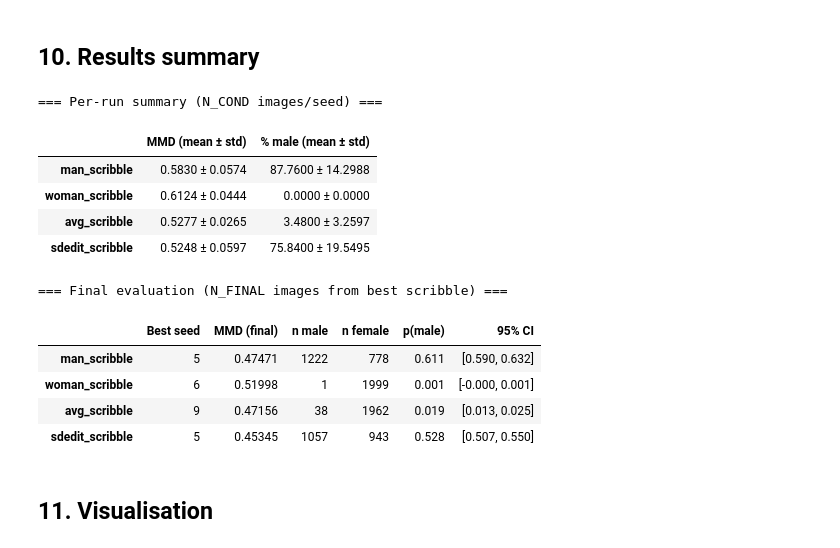
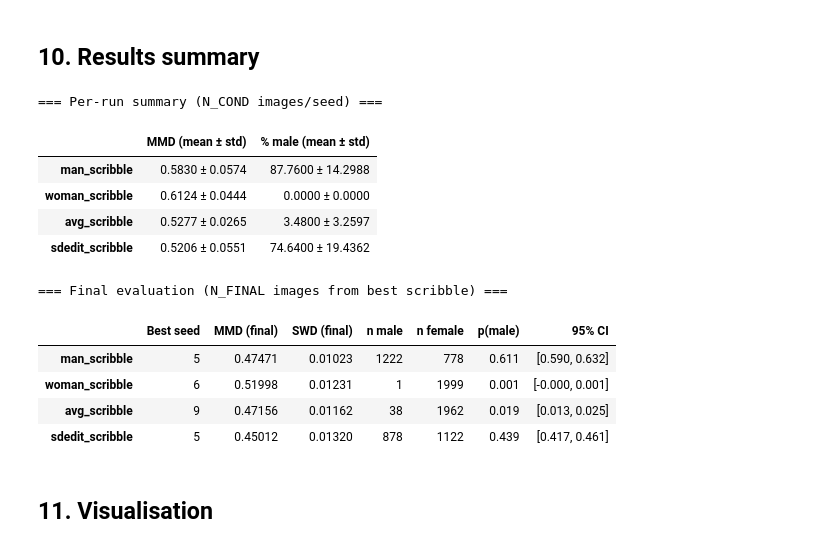
Before and after one commit to orineo1/conditional-matching-paper, a Jupyter notebook: SD_cond_SD_controlnet/competitive_baselines_ratio.ipynb, the cells around one changed output. Cells and saved outputs as stored; diff of their text form; code cells hidden in the pictures.

```diff
--- a/SD_cond_SD_controlnet/competitive_baselines_ratio.ipynb
+++ b/SD_cond_SD_controlnet/competitive_baselines_ratio.ipynb
@@ -93,10 +93,10 @@ MAN_FRAC   = TARGET_MAN_FRAC        # 0.25
 WOMAN_FRAC = 1.0 - TARGET_MAN_FRAC  # 0.75
 N_RUNS           = 10
 CONTROLNET_SCALE = 0.5
-SDEDIT_START     = 15
-N_STEPS          = 30
+SDEDIT_START     = 125
+N_STEPS          = 250
 SDEDIT_CFG       = 7.5
-SDEDIT_PROMPT = 'a superrealistic portrait photograph of a person, mostly woman, studio lighting'
+SDEDIT_PROMPT = 'a face scribble sketch, mostly feminine features sometimes with masculine features'
 
 MAN_PROMPT    = 'a superrealistic portrait photograph of a man, studio lighting'
 WOMAN_PROMPT  = 'a superrealistic portrait photograph of a woman, studio lighting'
@@ -417,7 +417,9 @@ For each method's best scribble:
 - Compute MMD in CLIP space.
 - Classify images by gender (CLIP softmax) and compute a 95 % CI for *p*(male) via normal approximation.
 # %%
-FINAL_SEED = 9999   # fixed seed for reproducible final evaluation
+from metrics import compute_swd
+
+FINAL_SEED = 9999
 
 print(f'Building final target distribution ({N_TARGET} images)...')
 final_target_clip = build_target(sobel_pil, seed_offset=FINAL_SEED)
@@ -431,9 +433,10 @@ for cond in CONDITION_NAMES:
 
     imgs = generate_condition(best_scribble, NEUTRAL_PROMPT, N_FINAL, seed=FINAL_SEED)
 
-    # CLIP embeddings + MMD
+    # CLIP embeddings + MMD + SWD
     embs = clip_embed(imgs)
     mmd  = compute_mmd(embs, final_target_clip.detach()).item()
+    swd  = compute_swd(embs, final_target_clip.detach()).item()
 
     # Gender classification
     softmax_res, _ = compute_clip_softmax(imgs, clip_model, clip_processor, MAN_PROMPT, WOMAN_PROMPT, device)
@@ -442,16 +445,17 @@ for cond in CONDITION_NAMES:
     p_hat, ci_lo, ci_hi = binomial_ci_normal(n_male, N_FINAL)
 
     final_results[cond] = {
-        'mmd':     mmd,
-        'n_male':  n_male,
+        'mmd':      mmd,
+        'swd':      swd,
+        'n_male':   n_male,
         'n_female': N_FINAL - n_male,
-        'p_male':  p_hat,
-        'ci_lo':   ci_lo,
-        'ci_hi':   ci_hi,
+        'p_male':   p_hat,
+        'ci_lo':    ci_lo,
+        'ci_hi':    ci_hi,
         'best_seed': best_per_method[cond]['seed'],
     }
 
-    print(f'  MMD={mmd:.5f}  p(male)={p_hat:.3f}  95%CI=[{ci_lo:.3f}, {ci_hi:.3f}]  ({n_male}M / {N_FINAL - n_male}F)')
+    print(f'  MMD={mmd:.5f}  SWD={swd:.5f}  p(male)={p_hat:.3f}  95%CI=[{ci_lo:.3f}, {ci_hi:.3f}]  ({n_male}M / {N_FINAL - n_male}F)')
 
 print('\nFinal evaluation complete.')
 # %% [output]
@@ -477,47 +501,47 @@ Final evaluation complete.
 # %%
 import pandas as pd
 
-# ── Per-run aggregation table
 def agg(vals):
     a = np.array([v for v in vals if not np.isnan(v)])
     return f'{a.mean():.4f} ± {a.std():.4f}' if len(a) else '—'
 
 run_rows = {}
 for cond in CONDITION_NAMES:
     recs = [r for r in all_records if r['condition'] == cond]
     run_rows[cond] = {
         'MMD (mean ± std)':    agg([r['mmd']      for r in recs]),
         '% male (mean ± std)': agg([r['pct_male'] for r in recs]),
     }
 print('=== Per-run summary (N_COND images/seed) ===')
 display(pd.DataFrame(run_rows).T)
 
 # ── Final evaluation table
 final_rows = {}
 for cond, r in final_results.items():
     final_rows[cond] = {
-        'Best seed':     r['best_seed'],
-        'MMD (final)':   f"{r['mmd']:.5f}",
-        'n male':        r['n_male'],
-        'n female':      r['n_female'],
-        'p(male)':       f"{r['p_male']:.3f}",
-        '95% CI':        f"[{r['ci_lo']:.3f}, {r['ci_hi']:.3f}]",
+        'Best seed':   r['best_seed'],
+        'MMD (final)': f"{r['mmd']:.5f}",
+        'SWD (final)': f"{r['swd']:.5f}",
+        'n male':      r['n_male'],
+        'n female':    r['n_female'],
+        'p(male)':     f"{r['p_male']:.3f}",
+        '95% CI':      f"[{r['ci_lo']:.3f}, {r['ci_hi']:.3f}]",
     }
 print('\n=== Final evaluation (N_FINAL images from best scribble) ===')
 display(pd.DataFrame(final_rows).T)
 # %% [output]
 === Per-run summary (N_COND images/seed) ===
 |  | MMD (mean ± std) | % male (mean ± std) |
 | man_scribble | 0.5830 ± 0.0574 | 87.7600 ± 14.2988 |
 | woman_scribble | 0.6124 ± 0.0444 | 0.0000 ± 0.0000 |
 | avg_scribble | 0.5277 ± 0.0265 | 3.4800 ± 3.2597 |
-| sdedit_scribble | 0.5248 ± 0.0597 | 75.8400 ± 19.5495 |
+| sdedit_scribble | 0.5206 ± 0.0551 | 74.6400 ± 19.4362 |
 === Final evaluation (N_FINAL images from best scribble) ===
-|  | Best seed | MMD (final) | n male | n female | p(male) | 95% CI |
-| man_scribble | 5 | 0.47471 | 1222 | 778 | 0.611 | [0.590, 0.632] |
-| woman_scribble | 6 | 0.51998 | 1 | 1999 | 0.001 | [-0.000, 0.001] |
-| avg_scribble | 9 | 0.47156 | 38 | 1962 | 0.019 | [0.013, 0.025] |
-| sdedit_scribble | 5 | 0.45345 | 1057 | 943 | 0.528 | [0.507, 0.550] |
+|  | Best seed | MMD (final) | SWD (final) | n male | n female | p(male) | 95% CI |
+| man_scribble | 5 | 0.47471 | 0.01023 | 1222 | 778 | 0.611 | [0.590, 0.632] |
+| woman_scribble | 6 | 0.51998 | 0.01231 | 1 | 1999 | 0.001 | [-0.000, 0.001] |
+| avg_scribble | 9 | 0.47156 | 0.01162 | 38 | 1962 | 0.019 | [0.013, 0.025] |
+| sdedit_scribble | 5 | 0.45012 | 0.01320 | 878 | 1122 | 0.439 | [0.417, 0.461] |
 # %% [markdown]
 ## 11. Visualisation
 # %%
```
Also changed, not shown: parts of 6 cells of this notebook.
